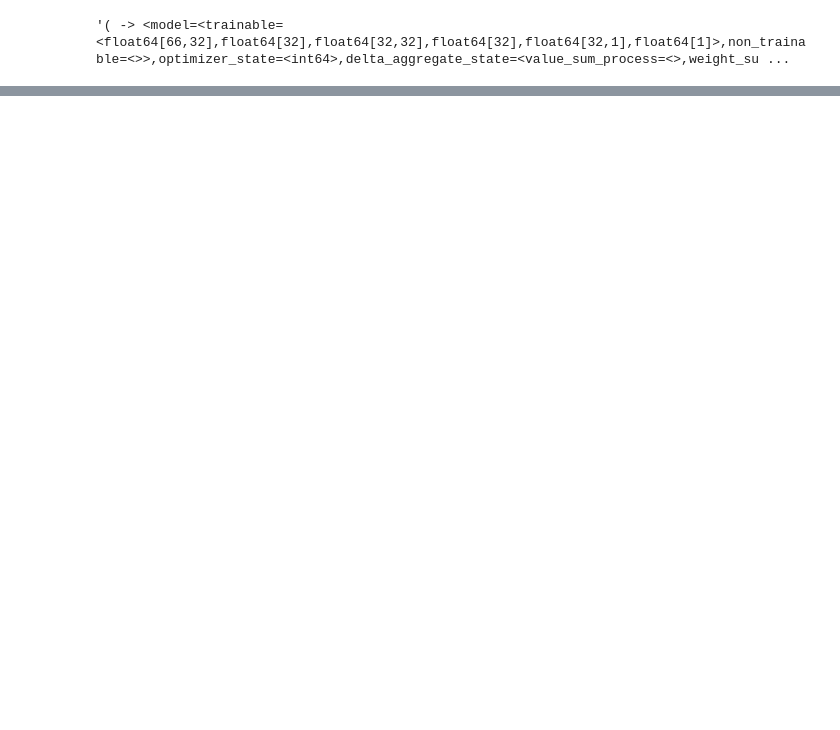
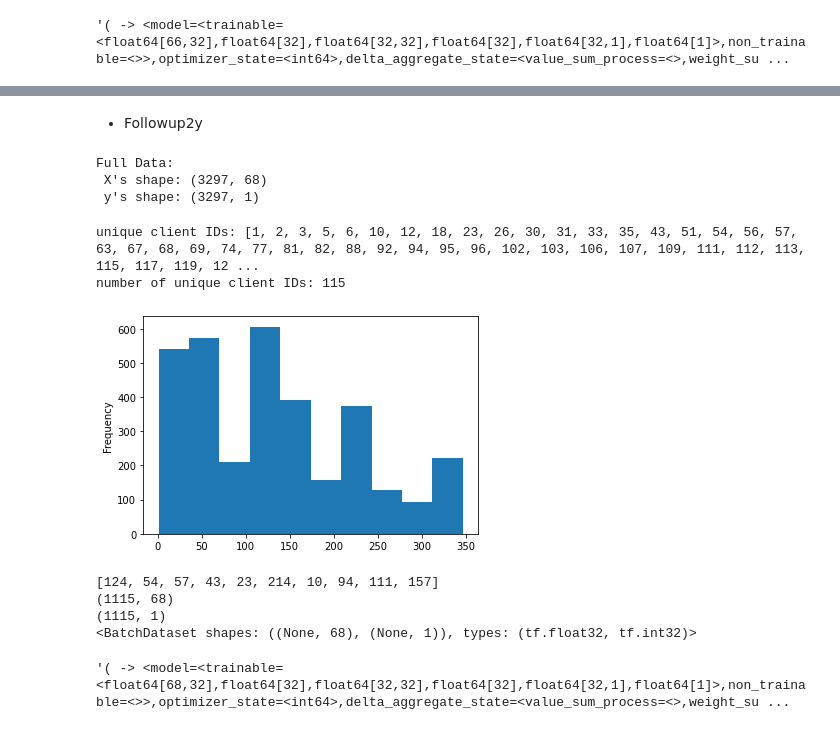
Before and after one commit to YitingZhang1997/MIDAS_Project_2020, a Jupyter notebook: Federated_Learning.ipynb, the cells around one changed output, grey strips where cells are left out. Saved outputs shown, nothing was run; the diff lists cells and outputs as text; code cells hidden in the pictures; blank space fills up the shorter version.

Commit message:
add followup2y

```diff
--- a/Federated_Learning.ipynb
+++ b/Federated_Learning.ipynb
@@ -539,0 +542,45 @@ round 20, metrics=OrderedDict([('broadcast', ()), ('aggregation', OrderedDict([(
+# %% [markdown]
+* Followup2y
+# %%
+X_full = dfs[1].copy()
+indexNames = df[df["Followup1y"] < 12].index
+
+temp = Y["Followup"]
+
+n_full = X_full.shape[0]
+n_features = X_full.shape[1]
+
+y_full_array = np.zeros((n_full, ))
+for i in range(n_full):
+    if temp[i] >= 24:
+        y_full_array[i] = 1
+
+y_full = pd.DataFrame({'label': y_full_array})
+
+X_full.drop(indexNames , inplace=True)
+y_full.drop(indexNames , inplace=True)
+
+print(f"Full Data: \n X's shape: {X_full.shape} \n y's shape: {y_full.shape}")
+# %% [output]
+Full Data:
+ X's shape: (3297, 68)
+ y's shape: (3297, 1)
+# %%
+import matplotlib.pyplot as plt
+import keras
+
+client_ids = X_full['codigoclinica']
+
+plt.figure()
+client_ids.plot.hist()
+
+unique_client_ids = set(client_ids)
+unique_client_ids = list(unique_client_ids)
+num_unique_client_ids = len(unique_client_ids)
+
+print('unique client IDs:', unique_client_ids)
+print('number of unique client IDs:', num_unique_client_ids)
+# %% [output]
+unique client IDs: [1, 2, 3, 5, 6, 10, 12, 18, 23, 26, 30, 31, 33, 35, 43, 51, 54, 56, 57, 63, 67, 68, 69, 74, 77, 81, 82, 88, 92, 94, 95, 96, 102, 103, 106, 107, 109, 111, 112, 113, 115, 117, 119, 12 ...
+number of unique client IDs: 115
+[figure, added]
@@ -539,0 +617,25 @@ round 20, metrics=OrderedDict([('broadcast', ()), ('aggregation', OrderedDict([(
+# %%
+## Test making federated data
+import random
+
+# # select clients randomly
+# selected_client_ids = random.choices(unique_client_ids, k=10)
+
+# select clients according to frequency
+selected_client_ids = select_largest_clients(client_ids, k=10)
+
+print(selected_client_ids)
+
+federated_train_data = make_federated_data(X_full, y_full, selected_client_ids)
+
+BATCH_SIZE = 64
+SHUFFLE_BUFFER_SIZE = 100
+
+federated_train_data = federated_train_data.shuffle(SHUFFLE_BUFFER_SIZE).batch(BATCH_SIZE)
+
+print(federated_train_data)
+# %% [output]
+[124, 54, 57, 43, 23, 214, 10, 94, 111, 157]
+(1115, 68)
+(1115, 1)
+<BatchDataset shapes: ((None, 68), (None, 1)), types: (tf.float32, tf.int32)>
@@ -539,0 +670,4 @@ round 20, metrics=OrderedDict([('broadcast', ()), ('aggregation', OrderedDict([(
+# %%
+str(iterative_process.initialize.type_signature)
+# %% [output]
+'( -> <model=<trainable=<float64[68,32],float64[32],float64[32,32],float64[32],float64[32,1],float64[1]>,non_trainable=<>>,optimizer_state=<int64>,delta_aggregate_state=<value_sum_process=<>,weight_su ...
```
Also changed, not shown: parts of 12 cells of this notebook.
